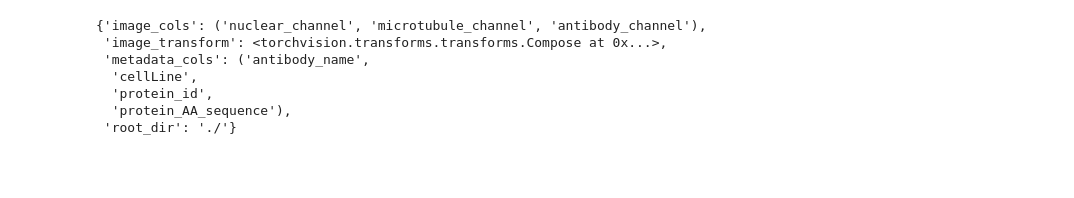
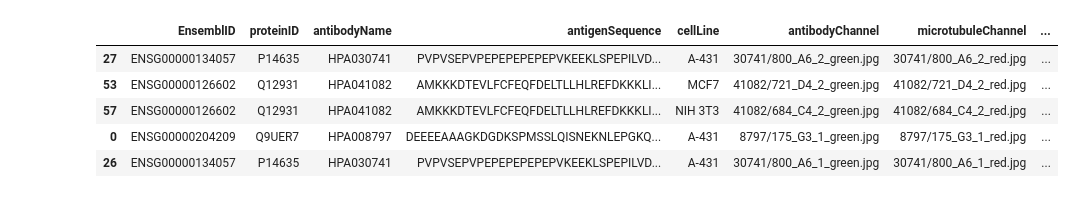
Before and after one commit to AllenCellModeling/seq2loc, a Jupyter notebook: HPA_dataset_class.ipynb, the cells around one changed output. Drawn from its saved outputs; the diff is of its cells as text; code cells hidden in the pictures; blank space fills up the shorter version.

```diff
--- a/HPA_dataset_class.ipynb
+++ b/HPA_dataset_class.ipynb
@@ -66,10 +65,0 @@ dset = dataframeDatasetHPA(df, root_dir='./',
-# %%
-dset.opts
-# %% [output]
-{'image_cols': ('nuclear_channel', 'microtubule_channel', 'antibody_channel'),
- 'image_transform': <torchvision.transforms.transforms.Compose at 0x...>,
- 'metadata_cols': ('antibody_name',
-  'cellLine',
-  'protein_id',
-  'protein_AA_sequence'),
- 'root_dir': './'}
@@ -75,0 +68,9 @@ dset.opts
+# %%
+df.sample(5)
+# %% [output]
+|  | EnsemblID | proteinID | antibodyName | antigenSequence | cellLine | antibodyChannel | microtubuleChannel | ... |
+| 27 | ENSG00000134057 | P14635 | HPA030741 | PVPVSEPVPEPEPEPEPEPVKEEKLSPEPILVD... | A-431 | 30741/800_A6_2_green.jpg | 30741/800_A6_2_red.jpg | ... |
+| 53 | ENSG00000126602 | Q12931 | HPA041082 | AMKKKDTEVLFCFEQFDELTLLHLREFDKKKLI... | MCF7 | 41082/721_D4_2_green.jpg | 41082/721_D4_2_red.jpg | ... |
+| 57 | ENSG00000126602 | Q12931 | HPA041082 | AMKKKDTEVLFCFEQFDELTLLHLREFDKKKLI... | NIH 3T3 | 41082/684_C4_2_green.jpg | 41082/684_C4_2_red.jpg | ... |
+| 0 | ENSG00000204209 | Q9UER7 | HPA008797 | DEEEEAAAGKDGDKSPMSSLQISNEKNLEPGKQ... | A-431 | 8797/175_G3_1_green.jpg | 8797/175_G3_1_red.jpg | ... |
+| 26 | ENSG00000134057 | P14635 | HPA030741 | PVPVSEPVPEPEPEPEPEPVKEEKLSPEPILVD... | A-431 | 30741/800_A6_1_green.jpg | 30741/800_A6_1_red.jpg | ... |
```
Also changed, not shown: parts of 13 cells of this notebook, 1 other file.
